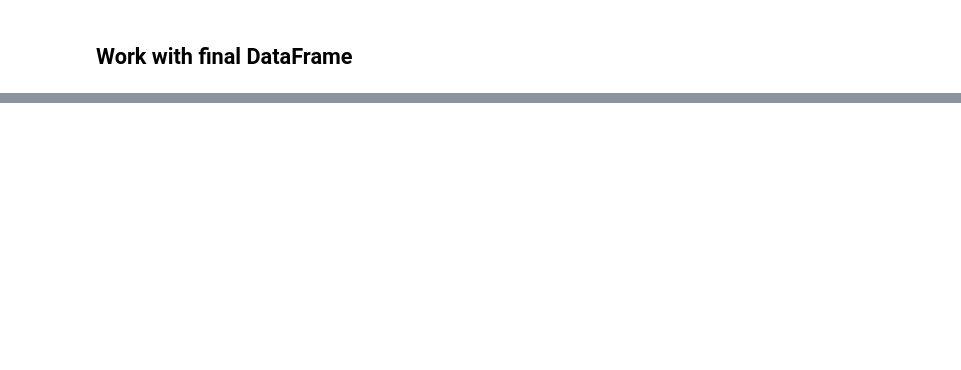
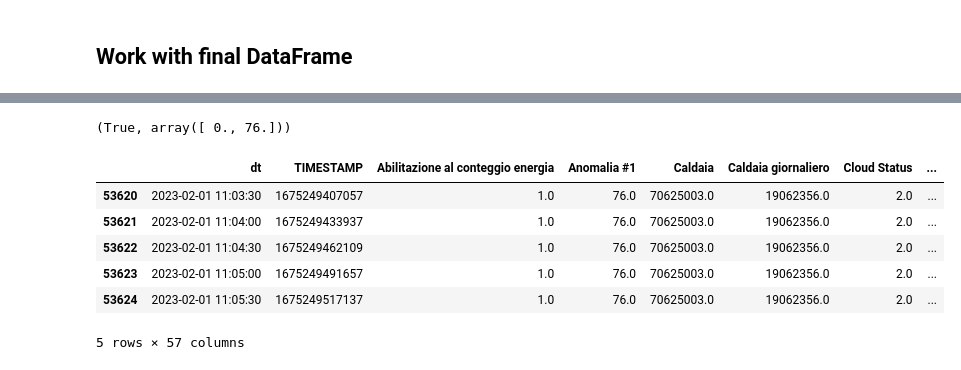
Before and after one commit to leonardozecchin/anomaly_detection, a Jupyter notebook: resamplingSecondDf.ipynb, the cells around one changed output, grey strips where cells are left out. Saved outputs shown, nothing was run; the diff lists cells and outputs as text; code cells hidden in the pictures; blank space fills up the shorter version.

Commit message:
Last edits on mac

```diff
--- a/resamplingSecondDf.ipynb
+++ b/resamplingSecondDf.ipynb
@@ -312,0 +263,18 @@ dfAnomalies
+# %%
+final = pd.read_csv('last12months/12months/220330932_resampled30s_noNan.csv')
+# %%
+print(gotAnomalies(final))
+# %% [output]
+(True, array([ 0., 76.]))
+# %%
+dfWithAnomalies = final[final['Anomalia #1'] != 0]
+# %%
+dfWithAnomalies.head()
+# %% [output]
+|  | dt | TIMESTAMP | Abilitazione al conteggio energia | Anomalia #1 | Caldaia | Caldaia giornaliero | Cloud Status | ... |
+| 53620 | 2023-02-01 11:03:30 | 1675249407057 | 1.0 | 76.0 | 70625003.0 | 19062356.0 | 2.0 | ... |
+| 53621 | 2023-02-01 11:04:00 | 1675249433937 | 1.0 | 76.0 | 70625003.0 | 19062356.0 | 2.0 | ... |
+| 53622 | 2023-02-01 11:04:30 | 1675249462109 | 1.0 | 76.0 | 70625003.0 | 19062356.0 | 2.0 | ... |
+| 53623 | 2023-02-01 11:05:00 | 1675249491657 | 1.0 | 76.0 | 70625003.0 | 19062356.0 | 2.0 | ... |
+| 53624 | 2023-02-01 11:05:30 | 1675249517137 | 1.0 | 76.0 | 70625003.0 | 19062356.0 | 2.0 | ... |
+5 rows × 57 columns
```
Also changed, not shown: parts of 21 cells of this notebook, 1 other file.
